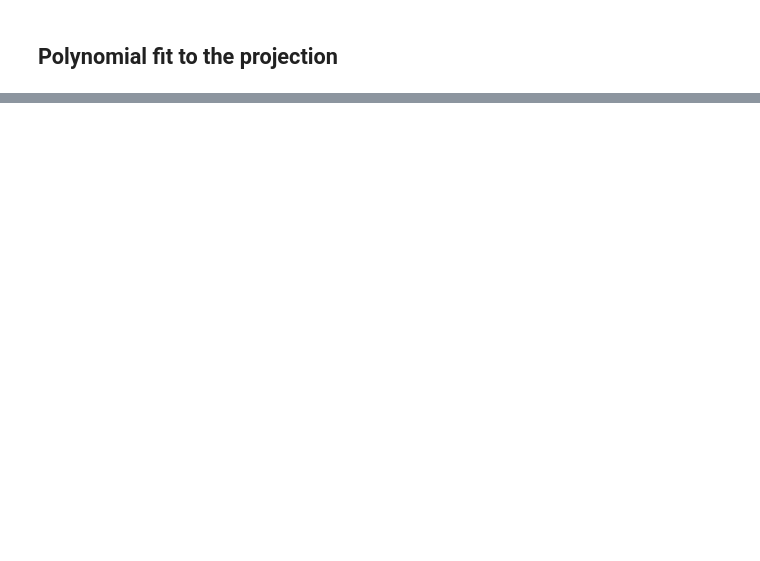
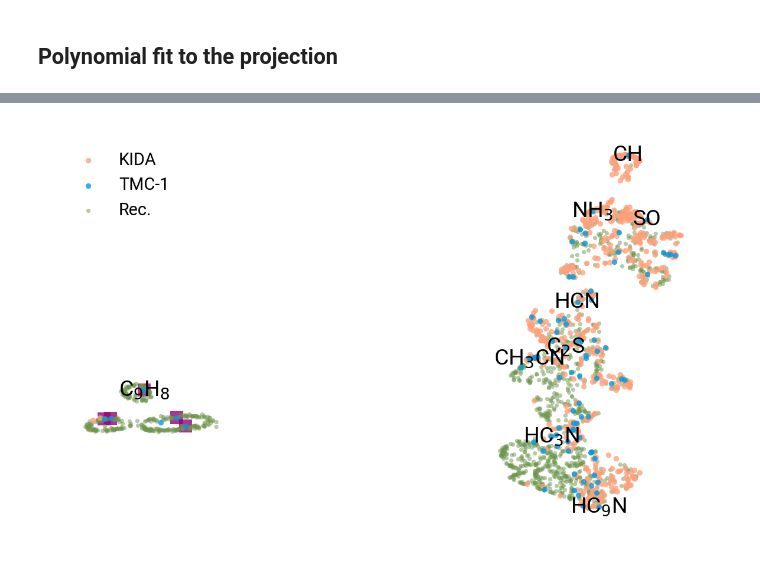
Before and after one commit to laserkelvin/umda, a Jupyter notebook: notebooks/reports/TMC1-space-viz.ipynb, the cells around one changed output, grey strips where cells are left out. Cells and saved outputs as stored; diff of their text form; code cells hidden in the pictures; blank space fills up the shorter version.

```diff
--- a/notebooks/reports/TMC1-space-viz.ipynb
+++ b/notebooks/reports/TMC1-space-viz.ipynb
@@ -124,0 +196,38 @@ fig.savefig("umap_tmc1_viz_alllabel.pdf", dpi=100)
+# %%
+with open("../../scripts/targets.smi", "r") as read_file:
+    recs = read_file.read().split("\n")
+# %%
+rec_vecs = np.vstack([embedder.vectorize(smi) for smi in recs])
+# %%
+combined = np.vstack([kida_vecs, vectors, rec_vecs])
+
+manifold_model = UMAP(n_neighbors=400, min_dist=0.05, spread=3., random_state=100, metric="euclidean", repulsion_strength=1.2)
+manifold_model = manifold_model.fit(combined)
+
+trans_tmc = manifold_model.transform(vectors)
+trans_kida = manifold_model.transform(kida_vecs)
+trans_recs = manifold_model.transform(rec_vecs)
+# %%
+fig, ax = plt.subplots(figsize=(4, 2.5))
+
+num_kida = len(kida_vecs)
+
+ax.scatter(trans_kida[:,0], trans_kida[:,1], s=5, alpha=0.8, linewidths=0., label="KIDA", c="#ffa17c", zorder=5)
+ax.scatter(trans_tmc[:,0], trans_tmc[:,1], s=5, alpha=0.8, linewidths=0., label="TMC-1", c="#0299e4", zorder=5)
+ax.scatter(trans_tmc[bigguns, 0], trans_tmc[bigguns,1], s=30, alpha=0.8, linewidths=0., marker="s", c="#990077")
+ax.scatter(trans_recs[:,0], trans_recs[:,1], s=3., alpha=0.5, linewidths=0., c="#6f964e", label="Rec.", zorder=2)
+ax.set(xticks=[], yticks=[])
+ax.legend(fontsize="x-small", loc="upper left")
+for spine in ax.spines.values():
+    spine.set_visible(False)
+
+for index, row in df.loc[df["Formula"].isin(["HC9N", "CH", "NH3", "SO", "HCN", "C2S", "HC3N", "CH3CN", "C9H8"])].iterrows():
+    formula = row["Formula"]
+    formatted = reformat_chemical_formula(formula)
+    # if formula not in done:
+    ax.text(trans_tmc[index,0], trans_tmc[index, 1], formatted, horizontalalignment="center", verticalalignment="center", fontsize=9., zorder=20)
+    done.append(formula)
+
+fig.savefig("../../reports/figures/rec_umap.pdf", dpi=300)
+# %% [output]
+[figure, added]
```
Also changed, not shown: parts of 21 cells of this notebook, 8 other files.
